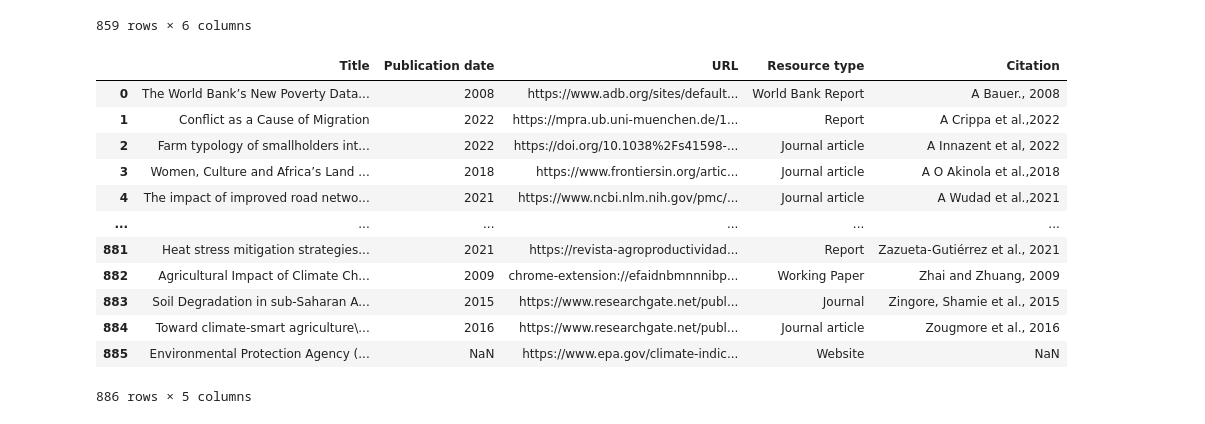
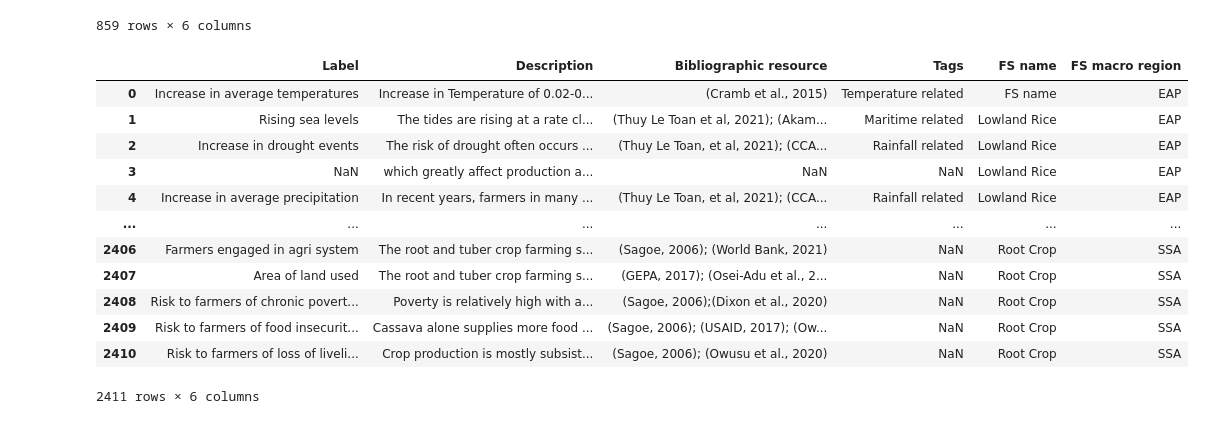
Before and after one commit to iberius96/DP_DPI, a Jupyter notebook: tests.ipynb, the cells around one changed output. Saved outputs shown, nothing was run; the diff lists cells and outputs as text; code cells hidden in the pictures.

```diff
--- a/tests.ipynb
+++ b/tests.ipynb
@@ -773,17 +786,17 @@ res_dict = {
 # %%
-df = pd.read_csv("test.csv")
-df
+connections_main = pd.read_csv("factors_main.csv")
+connections_main
 # %% [output]
-|  | Title | Publication date | URL | Resource type | Citation |
-| 0 | The World Bank’s New Poverty Data... | 2008 | https://www.adb.org/sites/default... | World Bank Report | A Bauer., 2008 |
-| 1 | Conflict as a Cause of Migration | 2022 | https://mpra.ub.uni-muenchen.de/1... | Report | A Crippa et al.,2022 |
-| 2 | Farm typology of smallholders int... | 2022 | https://doi.org/10.1038%2Fs41598-... | Journal article | A Innazent et al, 2022 |
-| 3 | Women, Culture and Africa’s Land ... | 2018 | https://www.frontiersin.org/artic... | Journal article | A O Akinola et al.,2018 |
-| 4 | The impact of improved road netwo... | 2021 | https://www.ncbi.nlm.nih.gov/pmc/... | Journal article | A Wudad et al.,2021 |
-| ... | ... | ... | ... | ... | ... |
-| 881 | Heat stress mitigation strategies... | 2021 | https://revista-agroproductividad... | Report | Zazueta-Gutiérrez et al., 2021 |
-| 882 | Agricultural Impact of Climate Ch... | 2009 | chrome-extension://efaidnbmnnnibp... | Working Paper | Zhai and Zhuang, 2009 |
-| 883 | Soil Degradation in sub-Saharan A... | 2015 | https://www.researchgate.net/publ... | Journal | Zingore, Shamie et al., 2015 |
-| 884 | Toward climate-smart agriculture\... | 2016 | https://www.researchgate.net/publ... | Journal article | Zougmore et al., 2016 |
-| 885 | Environmental Protection Agency (... | NaN | https://www.epa.gov/climate-indic... | Website | NaN |
+|  | Label | Description | Bibliographic resource | Tags | FS name | FS macro region |
+| 0 | Increase in average temperatures | Increase in Temperature of 0.02-0... | (Cramb et al., 2015) | Temperature related | FS name | EAP |
+| 1 | Rising sea levels | The tides are rising at a rate cl... | (Thuy Le Toan et al, 2021); (Akam... | Maritime related | Lowland Rice | EAP |
+| 2 | Increase in drought events | The risk of drought often occurs ... | (Thuy Le Toan, et al, 2021); (CCA... | Rainfall related | Lowland Rice | EAP |
+| 3 | NaN | which greatly affect production a... | NaN | NaN | Lowland Rice | EAP |
+| 4 | Increase in average precipitation | In recent years, farmers in many ... | (Thuy Le Toan, et al, 2021); (CCA... | Rainfall related | Lowland Rice | EAP |
+| ... | ... | ... | ... | ... | ... | ... |
+| 2406 | Farmers engaged in agri system | The root and tuber crop farming s... | (Sagoe, 2006); (World Bank, 2021) | NaN | Root Crop | SSA |
+| 2407 | Area of land used | The root and tuber crop farming s... | (GEPA, 2017); (Osei-Adu et al., 2... | NaN | Root Crop | SSA |
+| 2408 | Risk to farmers of chronic povert... | Poverty is relatively high with a... | (Sagoe, 2006);(Dixon et al., 2020) | NaN | Root Crop | SSA |
+| 2409 | Risk to farmers of food insecurit... | Cassava alone supplies more food ... | (Sagoe, 2006); (USAID, 2017); (Ow... | NaN | Root Crop | SSA |
+| 2410 | Risk to farmers of loss of liveli... | Crop production is mostly subsist... | (Sagoe, 2006); (Owusu et al., 2020) | NaN | Root Crop | SSA |
-886 rows × 5 columns
+2411 rows × 6 columns
```
Also changed, not shown: parts of 8 cells of this notebook, 19 other files.
